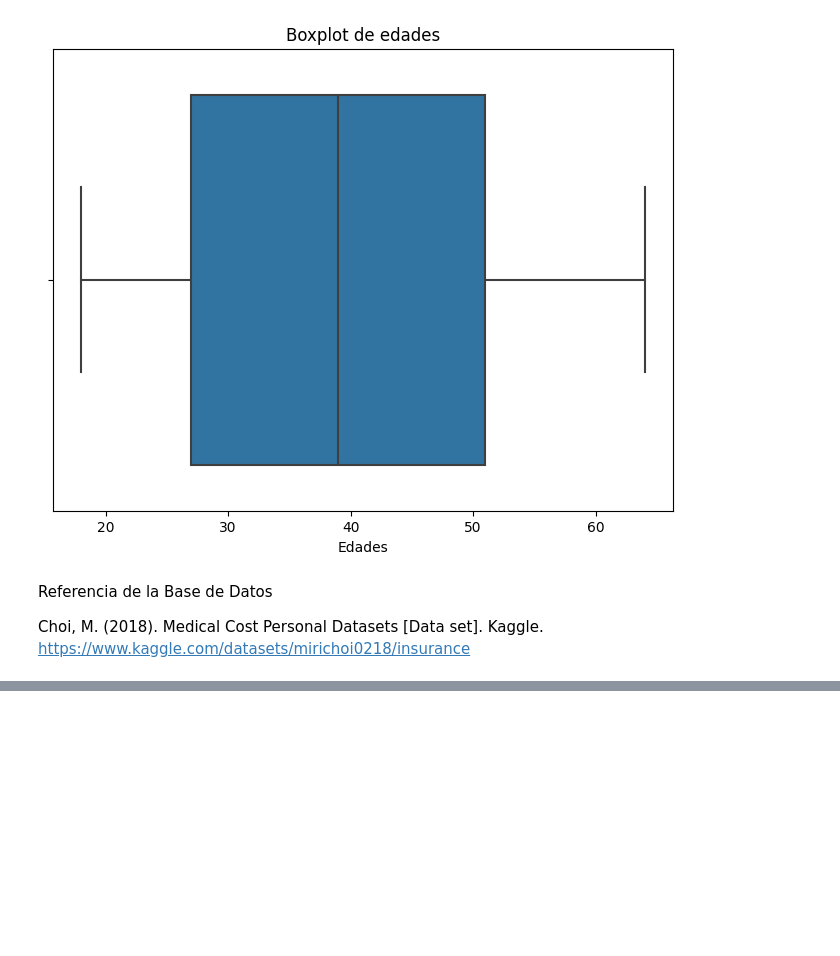
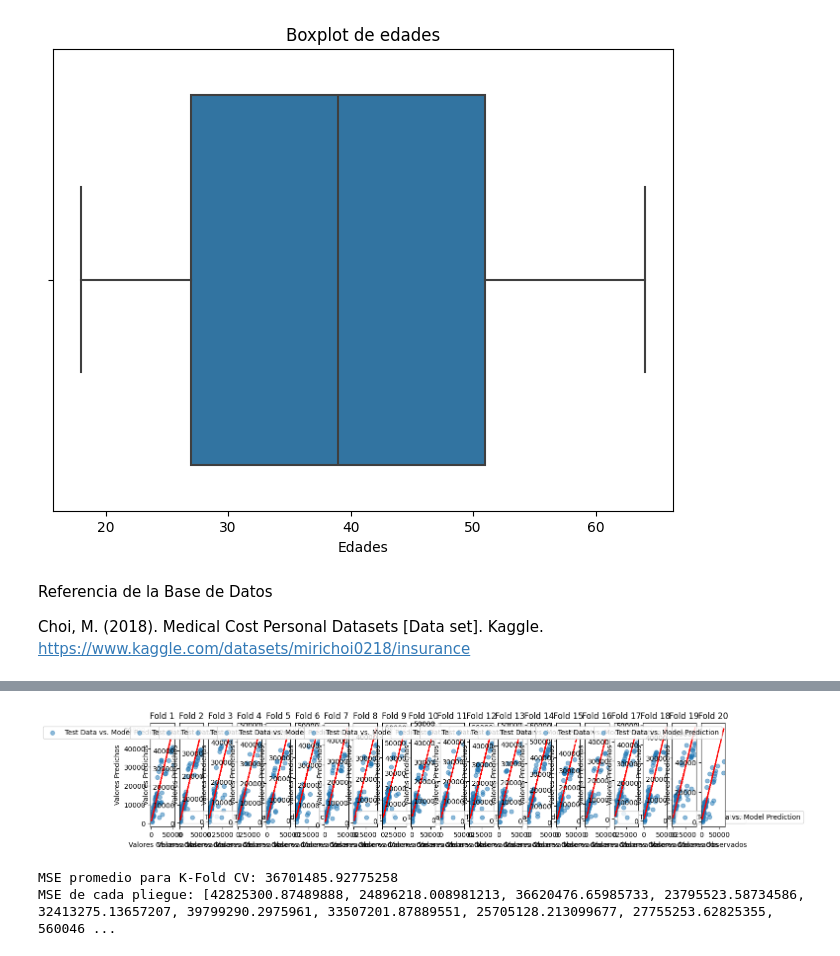
Before and after one commit to DanielaFlorez11/Caso1, a Jupyter notebook: caso.ipynb, the cells around one changed output, grey strips where cells are left out. Saved outputs shown, nothing was run; the diff lists cells and outputs as text; code cells hidden in the pictures; blank space fills up the shorter version.

Commit message:
Cross-Validation

```diff
--- a/caso.ipynb
+++ b/caso.ipynb
@@ -427,0 +430,80 @@ Choi, M. (2018). Medical Cost Personal Datasets [Data set]. Kaggle. https://www.
+# %%
+import numpy as np
+import pandas as pd
+import statsmodels.api as sm
+import matplotlib.pyplot as plt
+from sklearn.model_selection import KFold
+
+# Cargar los datos
+df = pd.read_csv('insurance.csv')
+
+# Mapear la variable 'smoker' a valores numéricos
+df['smoker'] = df['smoker'].map({'no': 0, 'yes': 1})
+
+# Definir variables independientes (X) y dependiente (y)
+X = df[['age', 'bmi', 'children', 'smoker']]
+y = df['charges']
+
+# Añadir la columna de constante a X para el término independiente
+X = sm.add_constant(X)
+
+# Inicializar el modelo de regresión lineal
+modelo = sm.OLS(y, X)
+
+# Método 1: K-Fold Cross-Validation
+k = 20  # Número de pliegues
+kf = KFold(n_splits=k, shuffle=True, random_state=0)
+
+# Lista para almacenar los MSE de cada pliegue
+mse_scores = []
+
+# Crear una figura para K-Fold
+plt.figure(figsize=(15, 6))
+
+fold = 1
+for train_idx, test_idx in kf.split(X):
+    X_train, X_test = X.iloc[train_idx], X.iloc[test_idx]
+    y_train, y_test = y.iloc[train_idx], y.iloc[test_idx]
+
+    # Ajustar el modelo en el conjunto de entrenamiento
+    modelo_fitted = modelo.fit()
+
+    # Predecir sobre el conjunto de prueba
+    y_pred = modelo_fitted.predict(X_test)
+
+    # Calcular el Error Cuadrático Medio (MSE) para este pliegue
+    mse = np.mean((y_test - y_pred) ** 2)
+    mse_scores.append(mse)
+
+    # Visualizar el ajuste del modelo para cada pliegue
+    plt.subplot(2, k, fold)
+    plt.scatter(y_test, y_pred, label='Test Data vs. Model Prediction', alpha=0.5)
+    plt.plot(y_test, y_test, color='red', linestyle='--')  # Línea de identidad
+    plt.title(f'Fold {fold}')
+    plt.xlabel('Valores Observados')
+    plt.ylabel('Valores Predichos')
+    plt.legend()
+    fold += 1
+
+# Calcular el MSE promedio
+mean_mse = np.mean(mse_scores)
+
+# Ajustar los espacios entre las gráficas para que se vean mejor
+plt.tight_layout()
+
+# Mostrar los resultados
+plt.show()
+
+# Mostrar el MSE promedio
+print(f"MSE promedio para K-Fold CV: {mean_mse}")
+print("MSE de cada pliegue:", mse_scores)
+
+#k=3, 36680455.99149378
+#K=5, 36686587.6234814
+#k=10,36692305.93968387
+#k=15,36691072.50789375
+#k=20,36701485.92775258
+# %% [output]
+[figure, added]
+MSE promedio para K-Fold CV: 36701485.92775258
+MSE de cada pliegue: [42825300.87489888, 24896218.008981213, 36620476.65985733, 23795523.58734586, 32413275.13657207, 39799290.2975961, 33507201.87889551, 25705128.213099677, 27755253.62825355, 560046 ...
```
Also changed, not shown: parts of 2 cells of this notebook.
